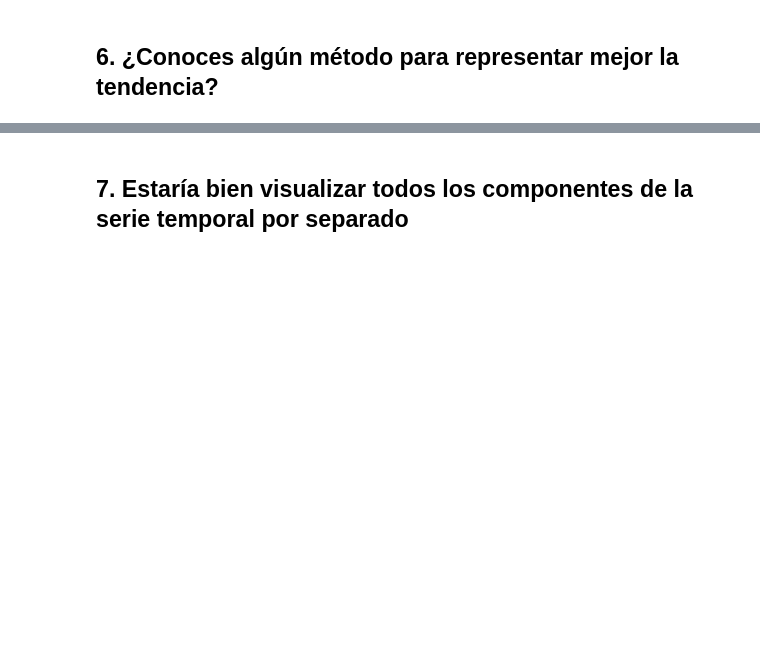
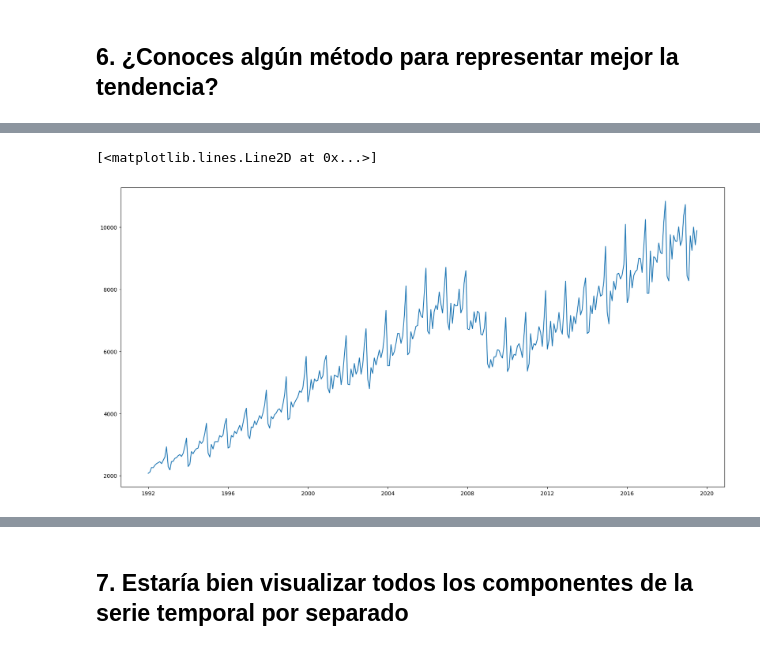
Before and after one commit to angelrodnah/2309_dsft_thebridge, a Jupyter notebook: 3-Machine_Learning/3-Time_Series/ejercicios/1_ejercicio time series analysis.ipynb, the cells around one changed output, grey strips where cells are left out. Drawn from its saved outputs; the diff is of its cells as text; code cells hidden in the pictures; blank space fills up the shorter version.

```diff
--- a/3-Machine_Learning/3-Time_Series/ejercicios/1_ejercicio time series analysis.ipynb
+++ b/3-Machine_Learning/3-Time_Series/ejercicios/1_ejercicio time series analysis.ipynb
@@ -26,0 +212,6 @@ Para este ejercicio vas a trabajar con el histórico de valores en bolsa de una
+# %%
+plt.figure(figsize=(20,10))
+plt.plot(df)
+# %% [output]
+[<matplotlib.lines.Line2D at 0x...>]
+[figure, added]
```
Also changed, not shown: parts of 42 cells of this notebook, 1 other file.
